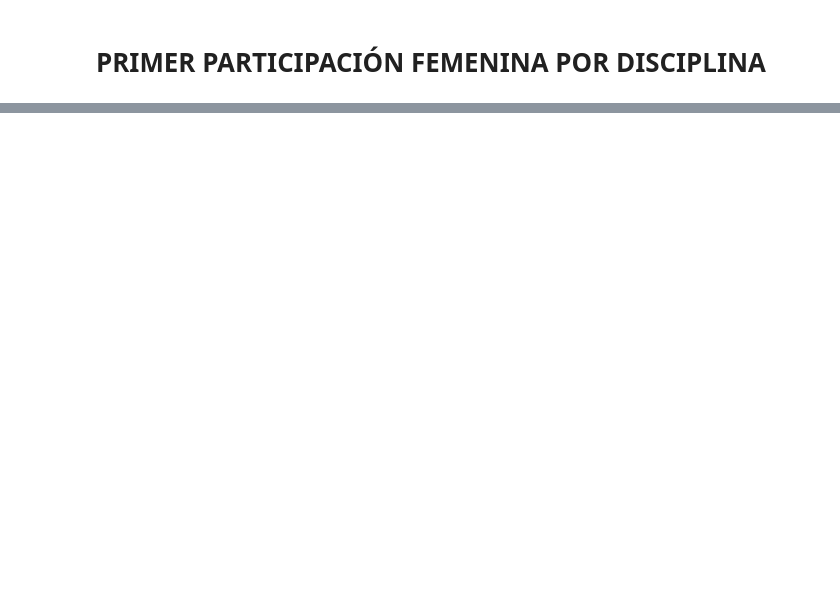
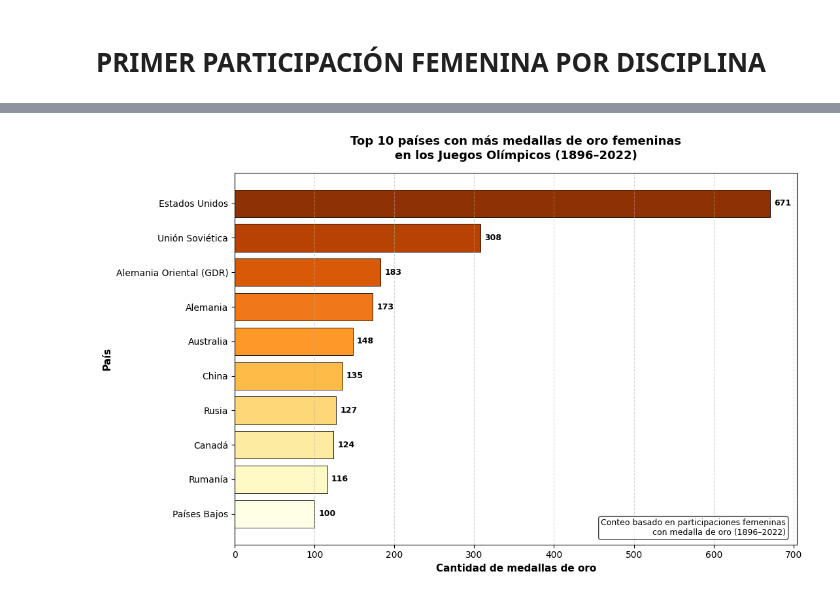
Before and after one commit to A-n9ie/proyecto_analisis_datos_IC2026, a Jupyter notebook: github_colab.ipynb, the cells around one changed output, grey strips where cells are left out. Cells and saved outputs as stored; diff of their text form; code cells hidden in the pictures; blank space fills up the shorter version.

```diff
--- a/github_colab.ipynb
+++ b/github_colab.ipynb
@@ -405,0 +486,77 @@ visualize_first_female_participation(df,15)
+# %%
+def top10_paises_medallas_oro_femeninas(df):
+    import pandas as pd
+    import matplotlib.pyplot as plt
+
+    d = df[df['Sex'] == 'Female'].copy()
+
+    # Filtrar solo medallas de oro
+    d = d[d['medal'].astype(str) == 'Gold']
+
+    # Contar medallas de oro por país y tomar el top 10
+    top10 = (d.groupby('noc').size()
+              .sort_values(ascending=False)
+              .head(10)
+              .reset_index(name='medallas_oro'))
+
+    # Nombres completos de países
+    nombres_paises = {
+        'USA': 'Estados Unidos',
+        'CAN': 'Canadá',
+        'GBR': 'Gran Bretaña',
+        'GER': 'Alemania',
+        'JPN': 'Japón',
+        'AUS': 'Australia',
+        'CHN': 'China',
+        'RUS': 'Rusia',
+        'NED': 'Países Bajos',
+        'FRA': 'Francia',
+        'NOR': 'Noruega',
+        'SWE': 'Suecia',
+        'ITA': 'Italia',
+        'URS': 'Unión Soviética',
+        'GDR': 'Alemania Oriental (GDR)',
+        'ROU': 'Rumanía'
+    }
+    top10['pais'] = top10['noc'].map(lambda x: nombres_paises.get(x, x))
+
+    # Ordenar de menor a mayor para que el mayor quede arriba
+    top10 = top10.sort_values('medallas_oro', ascending=True)
+
+    # Colores degradados de amarillo a dorado
+    colors = plt.cm.YlOrBr(
+        [i / len(top10) for i in range(len(top10))]
+    )
+
+    fig, ax = plt.subplots(figsize=(11, 7))
+
+    bars = ax.barh(top10['pais'], top10['medallas_oro'], color=colors, edgecolor='black', linewidth=0.6)
+
+    # Etiqueta con el número al final de cada barra
+    for bar, val in zip(bars, top10['medallas_oro']):
+        ax.text(
+            bar.get_width() + 5, bar.get_y() + bar.get_height() / 2,
+            str(val), va='center', fontsize=9, fontweight='bold'
+        )
+
+    # Información básica dentro del gráfico
+    ax.text(
+        0.98, 0.02,
+        'Conteo basado en participaciones femeninas\ncon medalla de oro (1896–2022)',
+        transform=ax.transAxes, fontsize=9, va='bottom', ha='right',
+        bbox=dict(facecolor='white', alpha=0.75, boxstyle='round')
+    )
+
+    ax.set_title(
+        'Top 10 países con más medallas de oro femeninas\nen los Juegos Olímpicos (1896–2022)',
+        fontsize=13, fontweight='bold', pad=15
+    )
+    ax.set_xlabel('Cantidad de medallas de oro', fontsize=11, fontweight='bold')
+    ax.set_ylabel('País', fontsize=11, fontweight='bold')
+    ax.grid(axis='x', linestyle='--', alpha=0.5)
+    plt.tight_layout()
+    plt.show()
+
+top10_paises_medallas_oro_femeninas(df)
+# %% [output]
+[figure, added]
```
Also changed, not shown: parts of 12 cells of this notebook.
